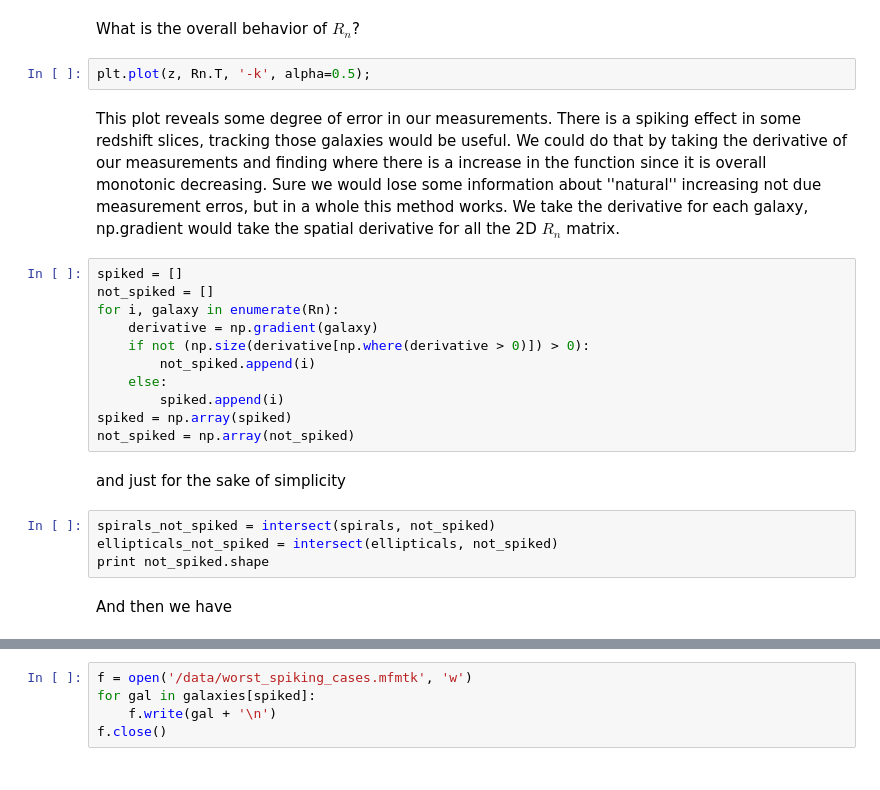
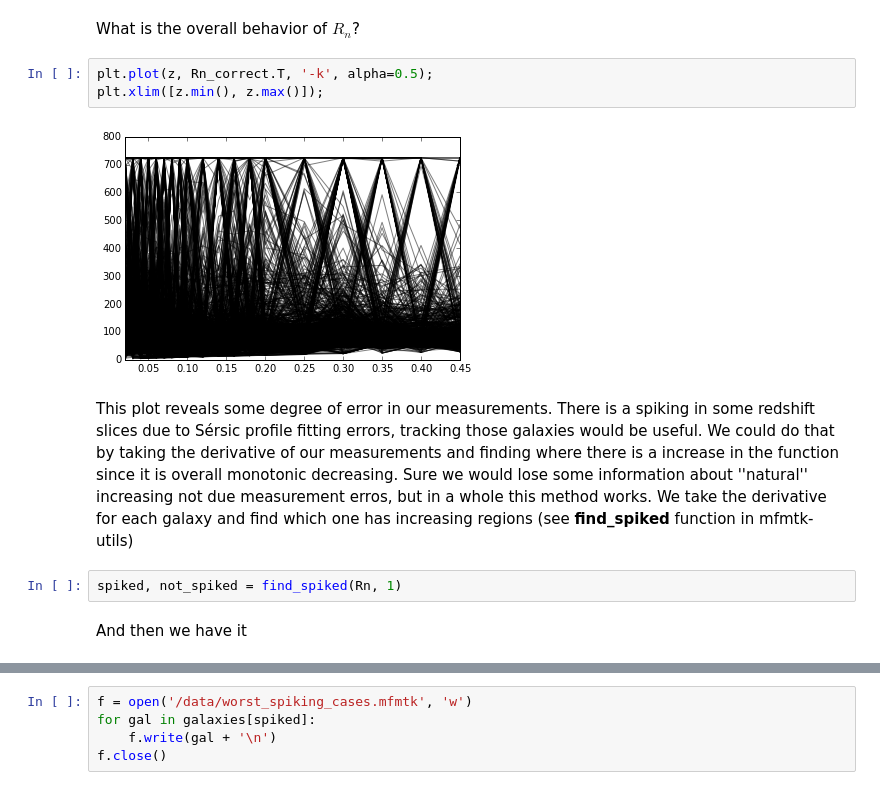
Before and after one commit to astroferreira/mfmtk-utils, a Jupyter notebook: notebooks/FERENGI Data Reduction.ipynb, the cells around one changed output, grey strips where cells are left out. Saved outputs shown, nothing was run; the diff lists cells and outputs as text.

```diff
--- a/notebooks/FERENGI Data Reduction.ipynb
+++ b/notebooks/FERENGI Data Reduction.ipynb
@@ -96,26 +135,14 @@ print '# Ellipticals:', ellipticals.shape[0]
 # %% [markdown]
 What is the overall behavior of $R_n$?
 # %%
-plt.plot(z, Rn.T, '-k', alpha=0.5);
+plt.plot(z, Rn_correct.T, '-k', alpha=0.5);
+plt.xlim([z.min(), z.max()]);
+# %% [output]
+[figure, added]
 # %% [markdown]
-This plot reveals some degree of error in our measurements. There is a spiking effect in some redshift slices, tracking those galaxies would be useful. We could do that by taking the derivative of our measurements and finding where there is a increase in the function since it is overall monotonic decreasing. Sure we would lose some information about ''natural'' increasing not due measurement erros, but in a whole this method works. We take the derivative for each galaxy, np.gradient would take the spatial derivative for all the 2D $R_n$ matrix.
+This plot reveals some degree of error in our measurements. There is a spiking in some redshift slices due to Sérsic profile fitting errors, tracking those galaxies would be useful. We could do that by taking the derivative of our measurements and finding where there is a increase in the function since it is overall monotonic decreasing. Sure we would lose some information about ''natural'' increasing not due measurement erros, but in a whole this method works. We take the derivative for each galaxy and find which one has increasing regions (see **find_spiked** function in mfmtk-utils)
-# %%
-spiked = []
-not_spiked = []
-for i, galaxy in enumerate(Rn):
-    derivative = np.gradient(galaxy)
-    if not (np.size(derivative[np.where(derivative > 0)]) > 0):
-        not_spiked.append(i)
-    else:
-        spiked.append(i)
-spiked = np.array(spiked)
-not_spiked = np.array(not_spiked)
-# %% [markdown]
-and just for the sake of simplicity
-# %%
-spirals_not_spiked = intersect(spirals, not_spiked)
-ellipticals_not_spiked = intersect(ellipticals, not_spiked)
-print not_spiked.shape
+# %%
+spiked, not_spiked = find_spiked(Rn, 1)
 # %% [markdown]
-And then we have
+And then we have it
 # %%
```
Also changed, not shown: parts of 116 cells of this notebook, 2 other files.
